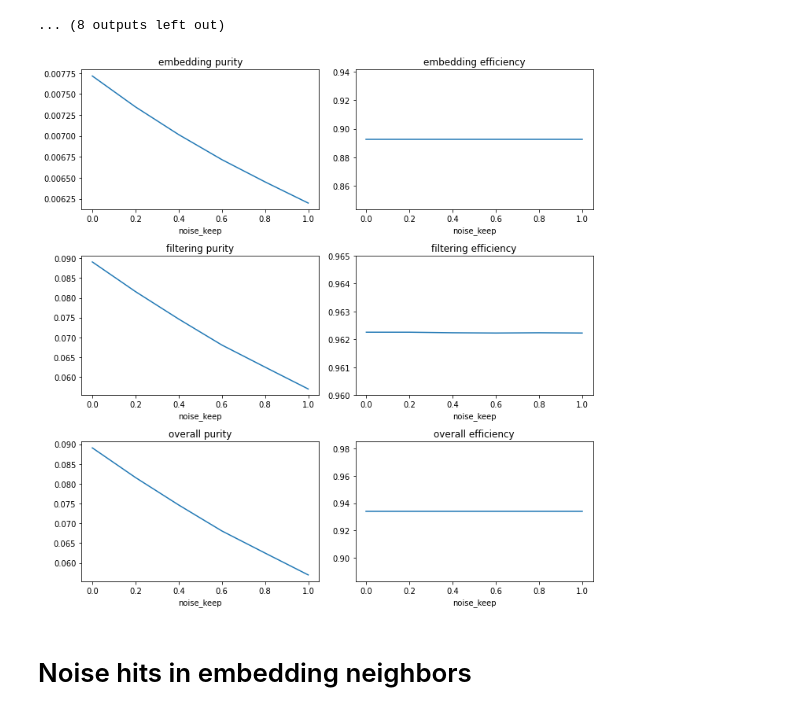
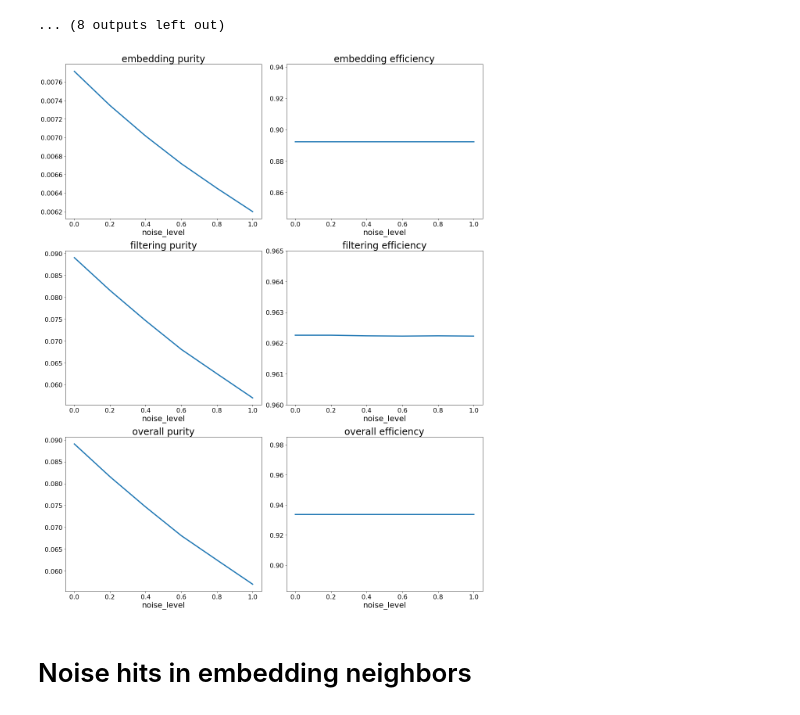
Before and after one commit to ami7o/TrackML, a Jupyter notebook: emb_filter_purity_efficiency.ipynb, the cells around one changed output. Saved outputs shown, nothing was run; the diff lists cells and outputs as text; code cells hidden in the pictures.

```diff
--- a/emb_filter_purity_efficiency.ipynb
+++ b/emb_filter_purity_efficiency.ipynb
@@ -145,7 +178,7 @@ filter_efs = []
 overall_ps = []
 overall_efs = []
 
-fig, axes = plt.subplots(2, 3, figsize=(10,10))
+fig, axes = plt.subplots(2, 3, figsize=(16,10))
 
 for i, noise_keep in enumerate(noise_keeps):
     event_name = "event000001000.pickle"
@@ -242,36 +275,36 @@ filter result: 0.06807737306994444 0.962228969677209
 # %%
 import matplotlib.pyplot as plt
 %matplotlib inline
 
 import numpy as np
 
-fig, ((ax1, ax2), (ax3, ax4), (ax5, ax6)) = plt.subplots(3,2, figsize=(10,10))
+fig, ((ax1, ax2), (ax3, ax4), (ax5, ax6)) = plt.subplots(3,2, figsize=(16,20))
 x = [float(keep) for keep in noise_keeps]
 ax1.plot(x, emb_ps)
 ax1.set_title("embedding purity")
-ax1.set_xlabel("noise_keep")
+ax1.set_xlabel("noise_level")
 ax2.plot(x, emb_efs)
 ax2.set_title("embedding efficiency")
-ax2.set_xlabel("noise_keep")
+ax2.set_xlabel("noise_level")
 
 ax3.plot(x, filter_ps)
 ax3.set_title("filtering purity")
-ax3.set_xlabel("noise_keep")
+ax3.set_xlabel("noise_level")
 ax4.plot(x, filter_efs)
 ax4.set_ylim(0.96, 0.965)
 ax4.set_title("filtering efficiency")
-ax4.set_xlabel("noise_keep")
+ax4.set_xlabel("noise_level")
 
 ax5.plot(x, overall_ps)
 ax5.set_title("overall purity")
-ax5.set_xlabel("noise_keep")
+ax5.set_xlabel("noise_level")
 ax6.plot(x, overall_efs)
 ax6.set_title("overall efficiency")
-ax6.set_xlabel("noise_keep")
+ax6.set_xlabel("noise_level")
 
 plt.tight_layout()
 # %% [output]
-[figure, old version]
+[figure, new version]
 # %% [markdown]
 # Noise hits in embedding neighbors
 # %%
```
Also changed, not shown: parts of 21 cells of this notebook.
